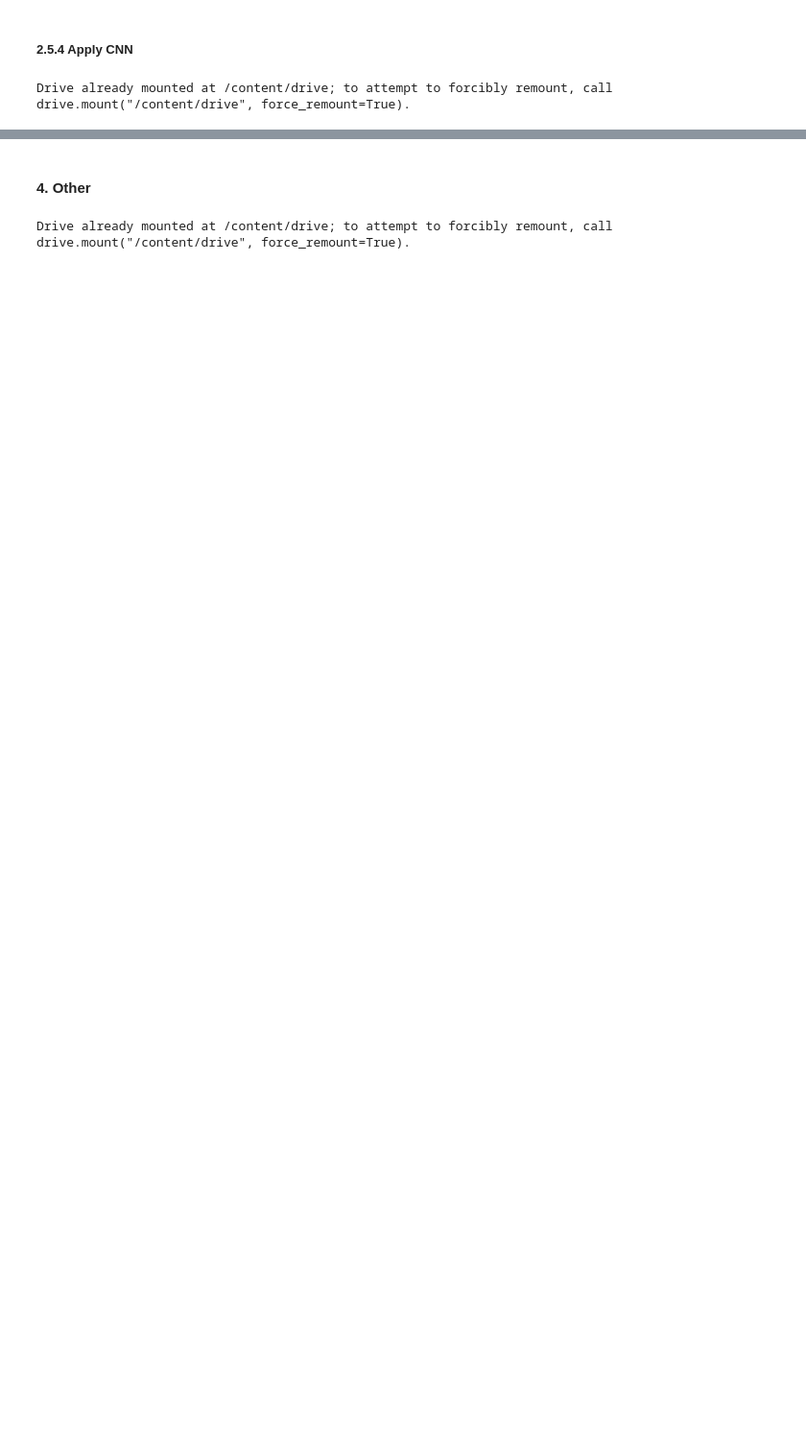
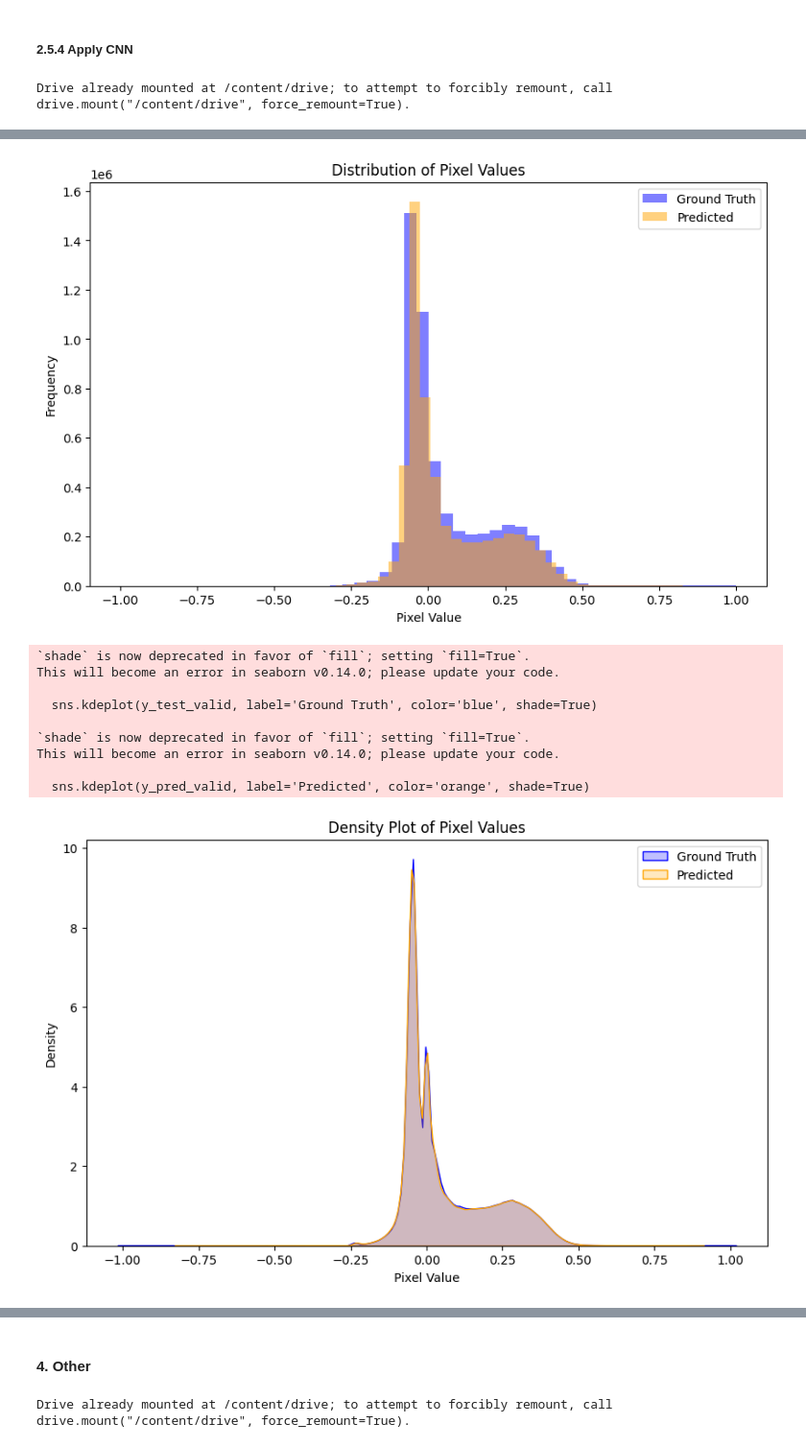
Before and after one commit to larasauser/2024_MLEES, a Jupyter notebook: Project/project_script.ipynb, the cells around one changed output, grey strips where cells are left out. Shown at 96% size. Drawn from its saved outputs; the diff is of its cells as text; code cells hidden in the pictures; blank space fills up the shorter version.

```diff
--- a/Project/project_script.ipynb
+++ b/Project/project_script.ipynb
@@ -1746,0 +1779,35 @@ plt.show()
+# %%
+import matplotlib.pyplot as plt
+import seaborn as sns
+
+# Plot histograms
+plt.figure(figsize=(10, 6))
+plt.hist(y_test_valid, bins=50, alpha=0.5, label='Ground Truth', color='blue')
+plt.hist(y_pred_valid, bins=50, alpha=0.5, label='Predicted', color='orange')
+plt.title('Distribution of Pixel Values')
+plt.xlabel('Pixel Value')
+plt.ylabel('Frequency')
+plt.legend()
+plt.show()
+
+# Optional: Density plot (smoother)
+plt.figure(figsize=(10, 6))
+sns.kdeplot(y_test_valid, label='Ground Truth', color='blue', shade=True)
+sns.kdeplot(y_pred_valid, label='Predicted', color='orange', shade=True)
+plt.title('Density Plot of Pixel Values')
+plt.xlabel('Pixel Value')
+plt.ylabel('Density')
+plt.legend()
+plt.show()
+# %% [output]
+[figure, added]
+`shade` is now deprecated in favor of `fill`; setting `fill=True`.
+This will become an error in seaborn v0.14.0; please update your code.
+
+  sns.kdeplot(y_test_valid, label='Ground Truth', color='blue', shade=True)
+
+`shade` is now deprecated in favor of `fill`; setting `fill=True`.
+This will become an error in seaborn v0.14.0; please update your code.
+
+  sns.kdeplot(y_pred_valid, label='Predicted', color='orange', shade=True)
+[figure, added]
```
Also changed, not shown: parts of 14 cells of this notebook.
